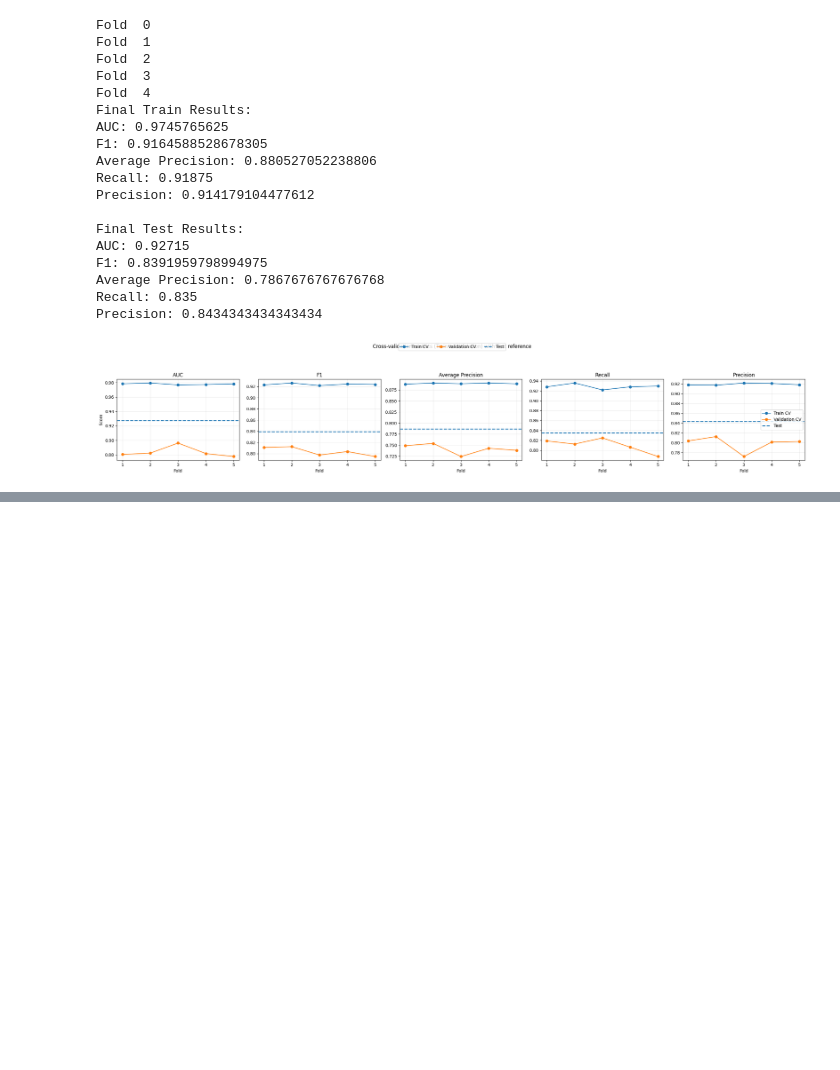
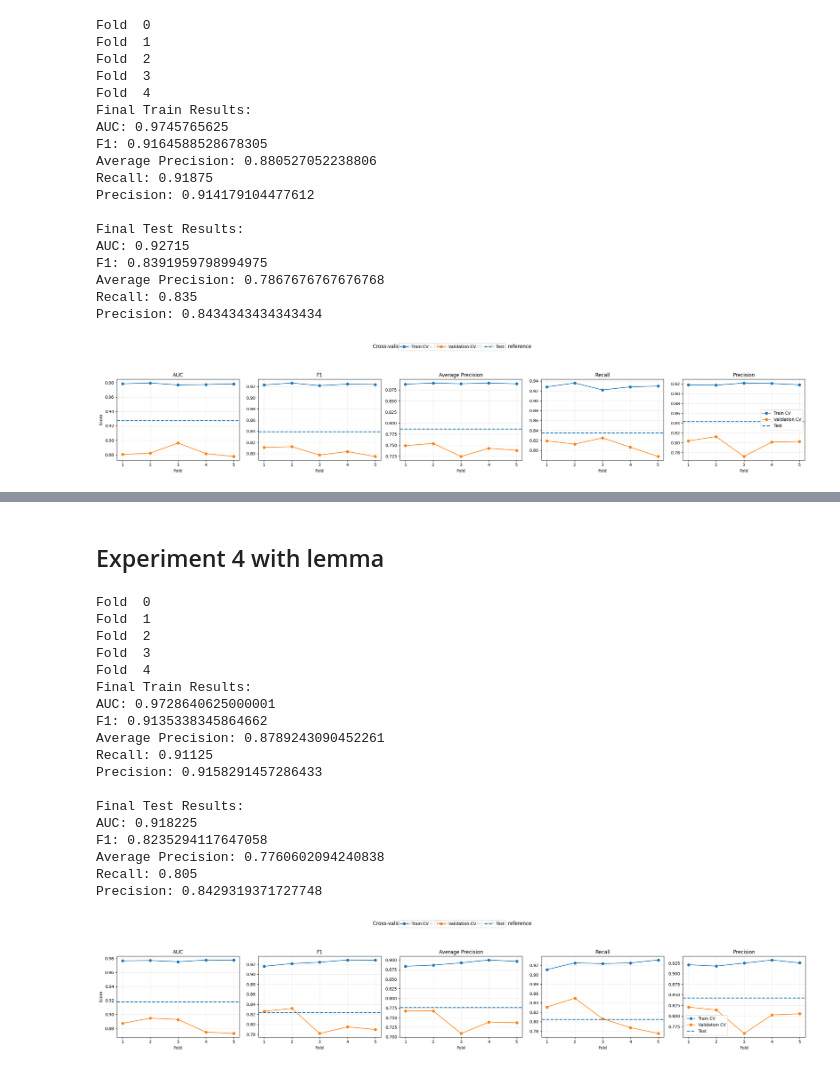
Before and after one commit to alan-man/tal-projet, a Jupyter notebook: movies.ipynb, the cells around one changed output, grey strips where cells are left out. Saved outputs shown, nothing was run; the diff lists cells and outputs as text; code cells hidden in the pictures; blank space fills up the shorter version.

```diff
--- a/movies.ipynb
+++ b/movies.ipynb
@@ -543,0 +598,55 @@ Model:
+# %% [markdown]
+## Experiment 4 with lemma
+# %%
+prep = Preprocessing(low_case = True,
+                rm_punctuation = True,
+                rm_number = True,
+                word_norm = "lemma",
+                pos_tagging = False,
+                all_capital = True,
+                cap_name = True, # garder les noms en majuscules, for pos tag
+                rm_accent = False,
+                lang = "english",
+                punct = string.punctuation + '\n\r\t',
+                urls = False
+                )
+# %%
+import spacy
+NLP_ENG = spacy.load('en_core_web_sm',disable=["parser", "ner"])
+
+lemma_stopwords = []
+
+for word in final_stopwords_list:
+    doc = NLP_ENG(word)
+    for token in doc:
+        lemma_stopwords.append(token.lemma_.lower())
+# %%
+cv_train(LogisticRegression,
+    {"solver": "lbfgs", "max_iter": 1000},
+    {"name":"tfidf", "stop_words":lemma_stopwords, "max_features":1000, "preprocessor":prep},
+    X_train,
+    y_train,
+    X_test,
+    y_test,
+    cv=5,
+    test_size=0.2)
+# %% [output]
+Fold  0
+Fold  1
+Fold  2
+Fold  3
+Fold  4
+Final Train Results:
+AUC: 0.9728640625000001
+F1: 0.9135338345864662
+Average Precision: 0.8789243090452261
+Recall: 0.91125
+Precision: 0.9158291457286433
+
+Final Test Results:
+AUC: 0.918225
+F1: 0.8235294117647058
+Average Precision: 0.7760602094240838
+Recall: 0.805
+Precision: 0.8429319371727748
+[figure, added]
```
Also changed, not shown: parts of 18 cells of this notebook.
